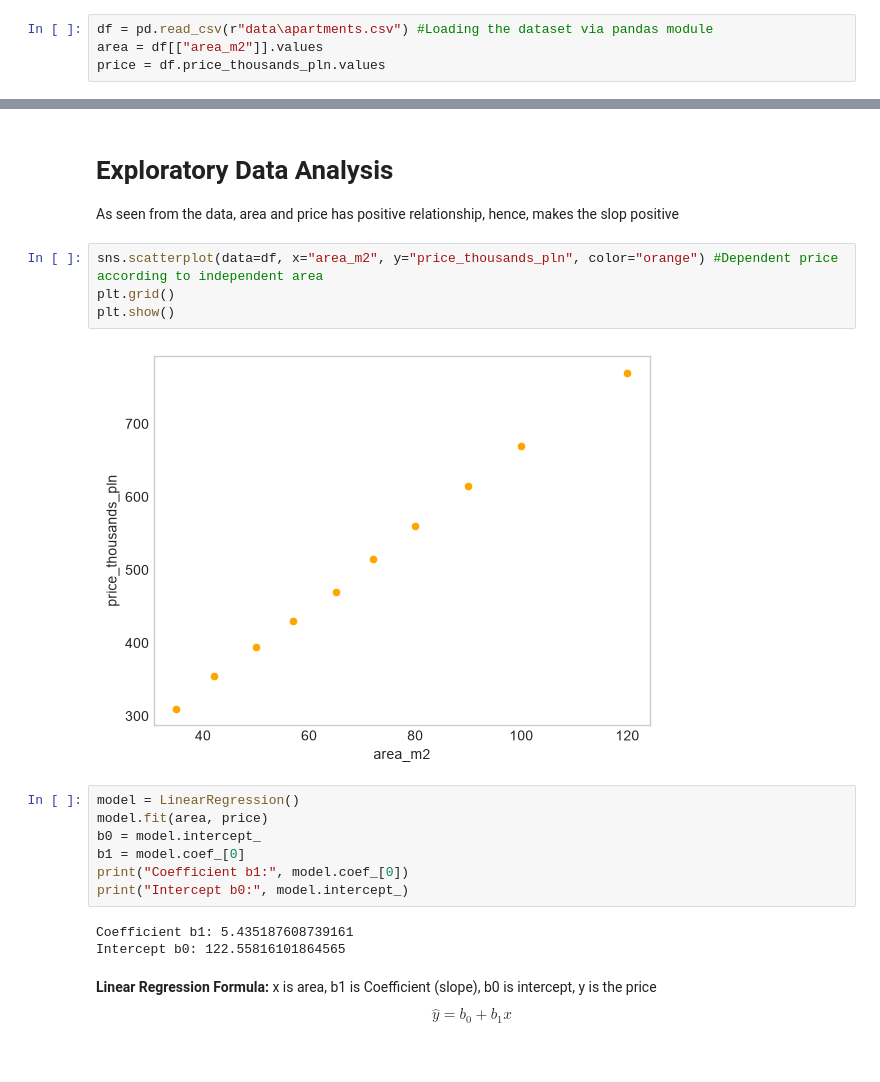
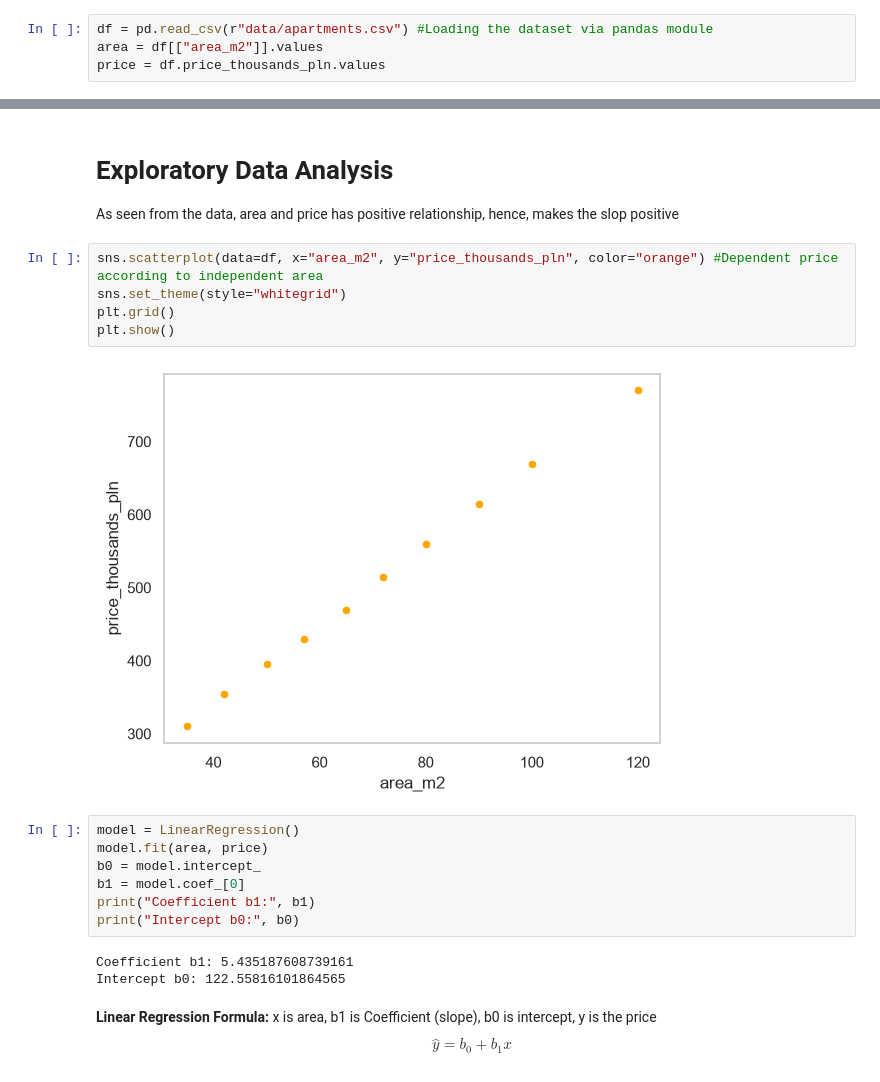
Before and after one commit to Tamertotos/data-science-ml-portfolio, a Jupyter notebook: linear-regression/sample.ipynb, the cells around one changed output, grey strips where cells are left out. Drawn from its saved outputs; the diff is of its cells as text.

Commit message:
practice data and polynomial regression

```diff
--- a/linear-regression/sample.ipynb
+++ b/linear-regression/sample.ipynb
@@ -11,7 +11,7 @@ from sklearn.model_selection import train_test_split
 # %% [markdown]
 # 💾 Prepare the Data
 # %%
-df = pd.read_csv(r"data\apartments.csv") #Loading the dataset via pandas module
+df = pd.read_csv(r"data/apartments.csv") #Loading the dataset via pandas module
 area = df[["area_m2"]].values
 price = df.price_thousands_pln.values
 # %%
@@ -68,17 +68,18 @@ We are trying to predict price (thousands of PLN) from floor area by using simpl
 As seen from the data, area and price has positive relationship, hence, makes the slop positive
 # %%
 sns.scatterplot(data=df, x="area_m2", y="price_thousands_pln", color="orange") #Dependent price according to independent area
+sns.set_theme(style="whitegrid")
 plt.grid()
 plt.show()
 # %% [output]
-[figure, old version]
+[figure, new version]
 # %%
 model = LinearRegression()
 model.fit(area, price)
 b0 = model.intercept_
 b1 = model.coef_[0]
-print("Coefficient b1:", model.coef_[0])
-print("Intercept b0:", model.intercept_)
+print("Coefficient b1:", b1)
+print("Intercept b0:", b0)
 # %% [output]
 Coefficient b1: 5.435187608739161
 Intercept b0: 122.55816101864565
```
Also changed, not shown: parts of 28 cells of this notebook, 2 other files.
